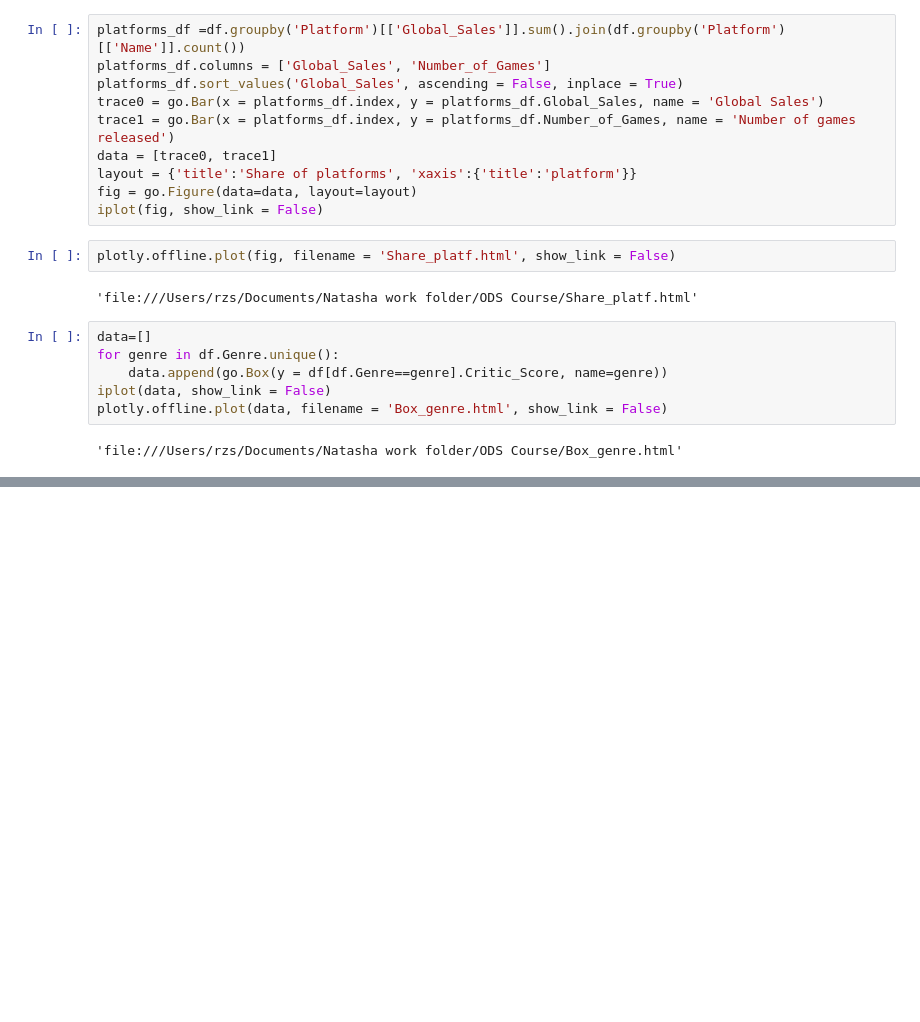
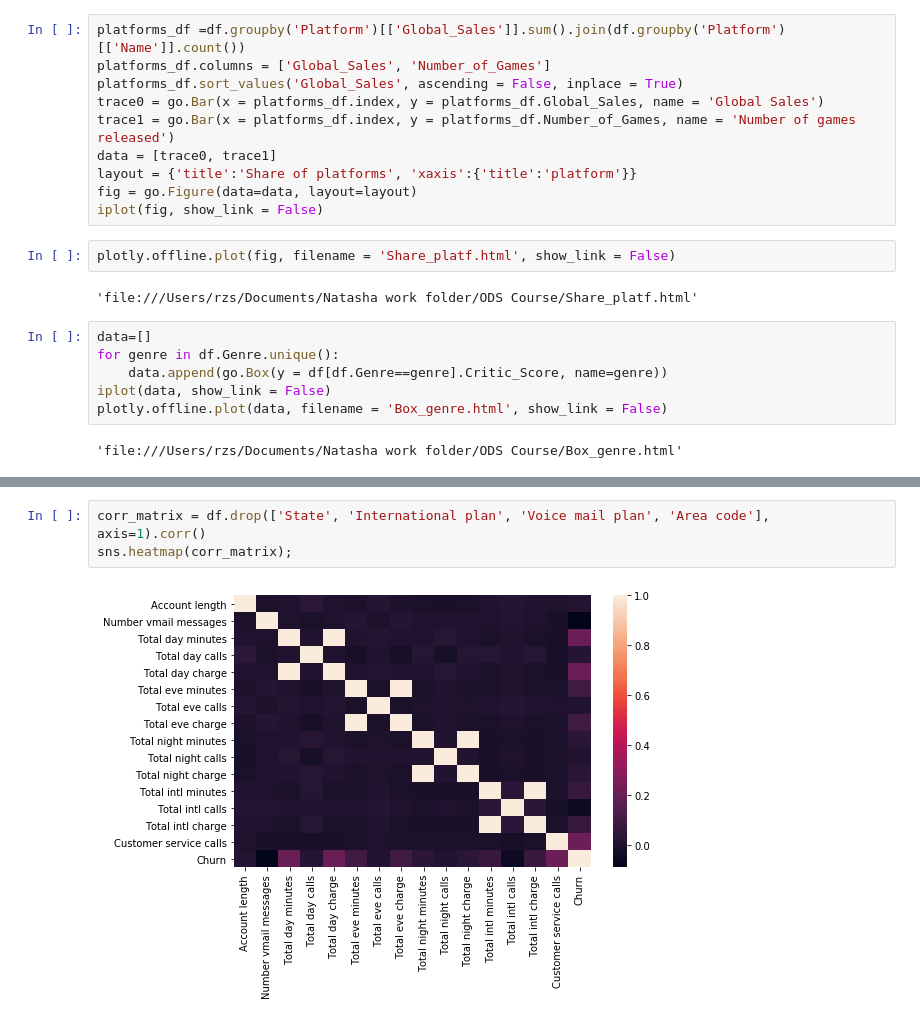
Before and after one commit to urbanisaziya/ODS_Course, a Jupyter notebook: week2.ipynb, the cells around one changed output, grey strips where cells are left out. Cells and saved outputs as stored; diff of their text form; blank space fills up the shorter version.

```diff
--- a/week2.ipynb
+++ b/week2.ipynb
@@ -140,0 +188,5 @@ plotly.offline.plot(data, filename = 'Box_genre.html', show_link = False)
+# %%
+corr_matrix = df.drop(['State', 'International plan', 'Voice mail plan', 'Area code'], axis=1).corr()
+sns.heatmap(corr_matrix);
+# %% [output]
+[figure, added]
```
Also changed, not shown: parts of 7 cells of this notebook, 3 other files.
